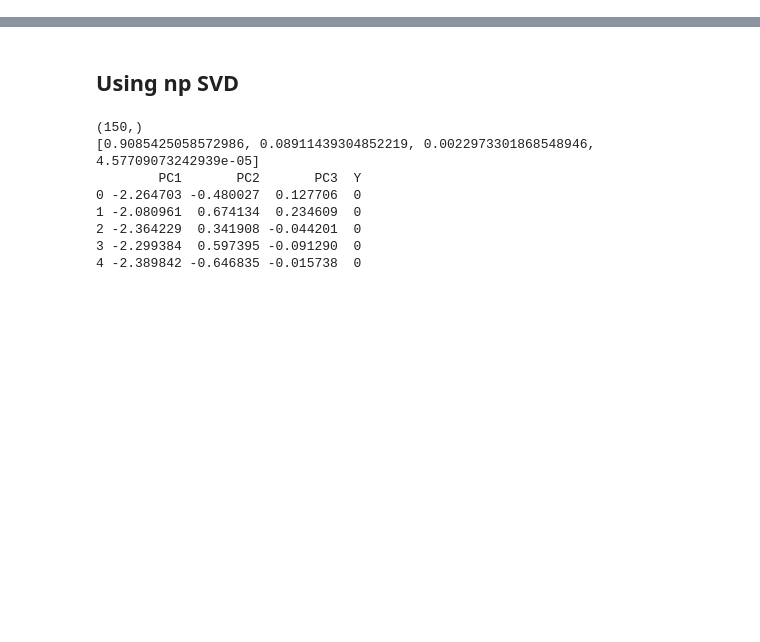
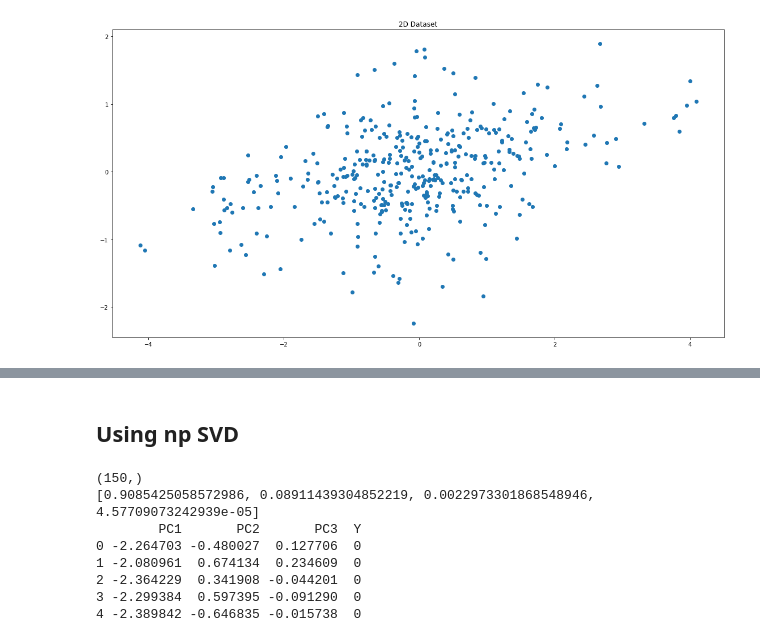
Before and after one commit to veevidify/data-pg, a Jupyter notebook: decomposition/pca.ipynb, the cells around one changed output, grey strips where cells are left out. Drawn from its saved outputs; the diff is of its cells as text; code cells hidden in the pictures; blank space fills up the shorter version.

```diff
--- a/decomposition/iris_pca.ipynb
+++ b/decomposition/pca.ipynb
@@ -0,0 +122,31 @@
+# %%
+import numpy as np
+import matplotlib.pyplot as plt
+from sklearn.datasets import make_blobs
+
+def PCA_SVD(X):
+    X_mc = X - X.mean(axis=0)
+    U,S,Vt = np.linalg.svd(X_mc)
+
+    S_sq = S**2
+    idx = np.argsort(S_sq)[::-1]
+    eigenvalues = S_sq[idx]
+    eigenvectors = Vt.T[:,idx]
+
+    by_total = 1/np.sum(S_sq)
+    explained = [si_sq * by_total for si_sq in S_sq]
+
+    return eigenvalues, eigenvectors, explained
+
+n_samples = 200
+# Sample generation using sklearn [7], borrowed from [8]
+C = np.array([[0., 0.4], [1.7, .4]])
+X = np.r_[np.dot(np.random.randn(n_samples, 2), C), .7 * np.random.randn(n_samples, 2)]
+plt.figure(figsize=(20, 10))
+ax = plt.gca()
+ax.set_aspect('equal')
+plt.scatter(x=X[:,0], y=X[:, 1])
+plt.title('2D Dataset')
+plt.show()
+# %% [output]
+[figure, added]
```
Also changed, not shown: parts of 23 cells of this notebook.
